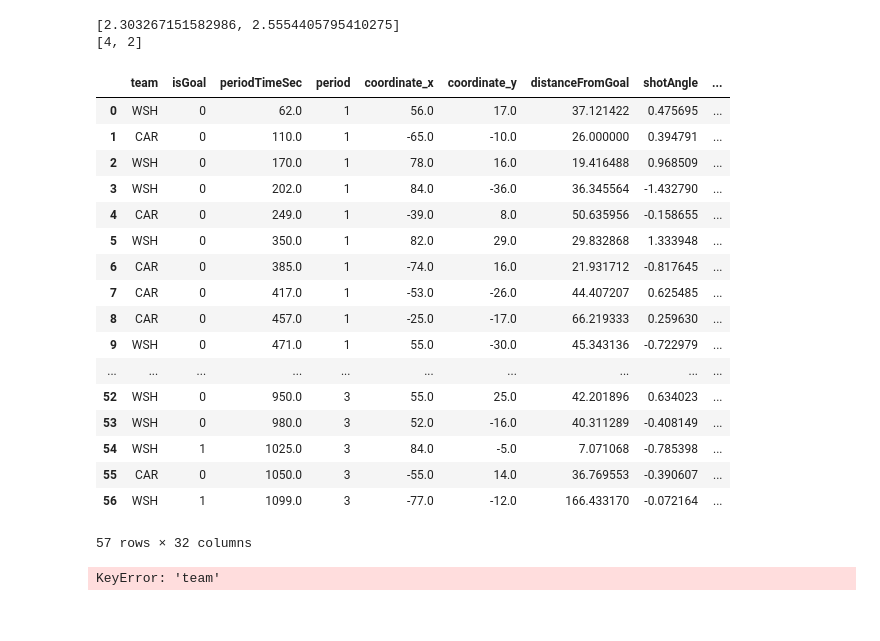
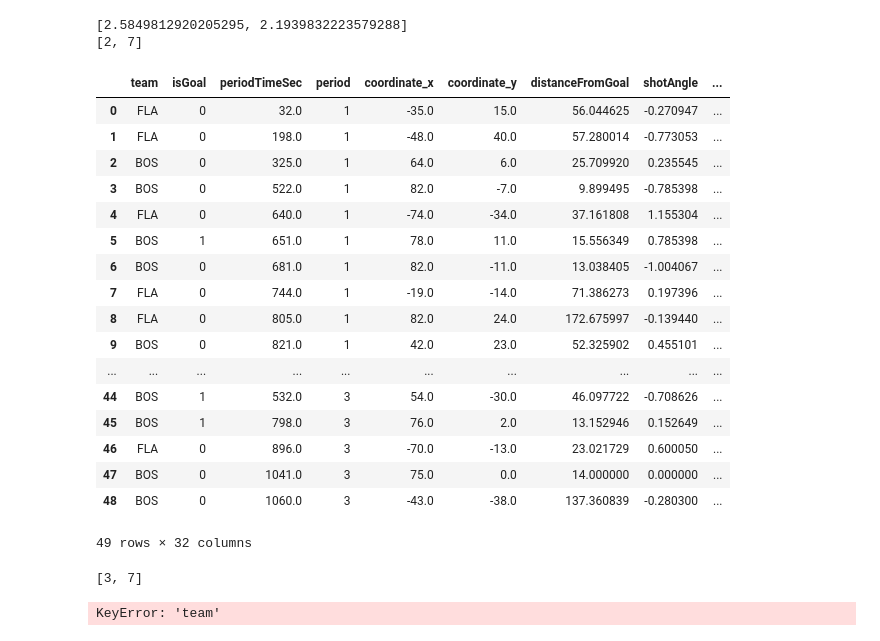
Before and after one commit to Hazot/Hockey-Score-Prediction-Tool, a Jupyter notebook: ift6758/ift6758/client/test_client.ipynb, the cells around one changed output. Drawn from its saved outputs; the diff is of its cells as text; code cells hidden in the pictures.

Commit message:
Fix actual goals

```diff
--- a/ift6758/ift6758/client/test_client.ipynb
+++ b/ift6758/ift6758/client/test_client.ipynb
@@ -16,28 +16,16 @@ version = '1.0.0'
 
 print(Game_client.gameId)
 print(Game_client.game_ended)
-game_id = 2021020329 # int or str ??
+# game_id = 2021020329 # int or str ??
+# game_id = 2021020336
+game_id = 2022020504
+
 df = Game_client.process_query(game_id, model_name=model) # model_name="..."
 df
 
 teams = df['team'].unique()
 print((teams[0]))
-
-# out = Serving_client.download_registry_model(workspace, model, version)
-
-
-
-# pred = Serving_client.predict(df)
-# pred
-
-
-# print(Game_client.gameId)
-# Game_client.gameId = game_id
-# print(Game_client.game_ended)
-# print(df)
-
-# df1 = Game_client.process_query(game_id) # model_name="..."
-# print(df1)
+print((teams[1]))
 # %% [output]
 0
 None
@@ -82,32 +86,37 @@ def calculate_game_goals(df: pd.DataFrame, pred):
 
     return pred_goals, real_goals, teams, df
 # %%
-pred_goals, real_goals, teams, df = calculate_game_goals(df, pred_MODEL)
+pred_goals, real_goals, teams, df1 = calculate_game_goals(df, pred_MODEL)
 
 print(pred_goals)
 print(real_goals)
-df
+df1
 # %% [output]
-[2.303267151582986, 2.5554405795410275]
-[4, 2]
+[2.5849812920205295, 2.1939832223579288]
+[2, 7]
 |  | team | isGoal | periodTimeSec | period | coordinate_x | coordinate_y | distanceFromGoal | shotAngle | ... |
-| 0 | WSH | 0 | 62.0 | 1 | 56.0 | 17.0 | 37.121422 | 0.475695 | ... |
-| 1 | CAR | 0 | 110.0 | 1 | -65.0 | -10.0 | 26.000000 | 0.394791 | ... |
-| 2 | WSH | 0 | 170.0 | 1 | 78.0 | 16.0 | 19.416488 | 0.968509 | ... |
-| 3 | WSH | 0 | 202.0 | 1 | 84.0 | -36.0 | 36.345564 | -1.432790 | ... |
-| 4 | CAR | 0 | 249.0 | 1 | -39.0 | 8.0 | 50.635956 | -0.158655 | ... |
-| 5 | WSH | 0 | 350.0 | 1 | 82.0 | 29.0 | 29.832868 | 1.333948 | ... |
-| 6 | CAR | 0 | 385.0 | 1 | -74.0 | 16.0 | 21.931712 | -0.817645 | ... |
-| 7 | CAR | 0 | 417.0 | 1 | -53.0 | -26.0 | 44.407207 | 0.625485 | ... |
-| 8 | CAR | 0 | 457.0 | 1 | -25.0 | -17.0 | 66.219333 | 0.259630 | ... |
-| 9 | WSH | 0 | 471.0 | 1 | 55.0 | -30.0 | 45.343136 | -0.722979 | ... |
+| 0 | FLA | 0 | 32.0 | 1 | -35.0 | 15.0 | 56.044625 | -0.270947 | ... |
+| 1 | FLA | 0 | 198.0 | 1 | -48.0 | 40.0 | 57.280014 | -0.773053 | ... |
+| 2 | BOS | 0 | 325.0 | 1 | 64.0 | 6.0 | 25.709920 | 0.235545 | ... |
+| 3 | BOS | 0 | 522.0 | 1 | 82.0 | -7.0 | 9.899495 | -0.785398 | ... |
+| 4 | FLA | 0 | 640.0 | 1 | -74.0 | -34.0 | 37.161808 | 1.155304 | ... |
+| 5 | BOS | 1 | 651.0 | 1 | 78.0 | 11.0 | 15.556349 | 0.785398 | ... |
+| 6 | BOS | 0 | 681.0 | 1 | 82.0 | -11.0 | 13.038405 | -1.004067 | ... |
+| 7 | FLA | 0 | 744.0 | 1 | -19.0 | -14.0 | 71.386273 | 0.197396 | ... |
+| 8 | FLA | 0 | 805.0 | 1 | 82.0 | 24.0 | 172.675997 | -0.139440 | ... |
+| 9 | BOS | 0 | 821.0 | 1 | 42.0 | 23.0 | 52.325902 | 0.455101 | ... |
 | ... | ... | ... | ... | ... | ... | ... | ... | ... | ... |
-| 52 | WSH | 0 | 950.0 | 3 | 55.0 | 25.0 | 42.201896 | 0.634023 | ... |
-| 53 | WSH | 0 | 980.0 | 3 | 52.0 | -16.0 | 40.311289 | -0.408149 | ... |
-| 54 | WSH | 1 | 1025.0 | 3 | 84.0 | -5.0 | 7.071068 | -0.785398 | ... |
-| 55 | CAR | 0 | 1050.0 | 3 | -55.0 | 14.0 | 36.769553 | -0.390607 | ... |
-| 56 | WSH | 1 | 1099.0 | 3 | -77.0 | -12.0 | 166.433170 | -0.072164 | ... |
+| 44 | BOS | 1 | 532.0 | 3 | 54.0 | -30.0 | 46.097722 | -0.708626 | ... |
+| 45 | BOS | 1 | 798.0 | 3 | 76.0 | 2.0 | 13.152946 | 0.152649 | ... |
+| 46 | FLA | 0 | 896.0 | 3 | -70.0 | -13.0 | 23.021729 | 0.600050 | ... |
+| 47 | BOS | 0 | 1041.0 | 3 | 75.0 | 0.0 | 14.000000 | 0.000000 | ... |
+| 48 | BOS | 0 | 1060.0 | 3 | -43.0 | -38.0 | 137.360839 | -0.280300 | ... |
-57 rows × 32 columns
+49 rows × 32 columns
+# %%
+GOALS = Game_client.get_real_goals()
+print(GOALS)
+# %% [output]
+[3, 7]
 # %%
 df['pred'] = pred_MODEL
 df1 = df.reset_index()
```
Also changed, not shown: parts of 9 cells of this notebook, 3 other files.
